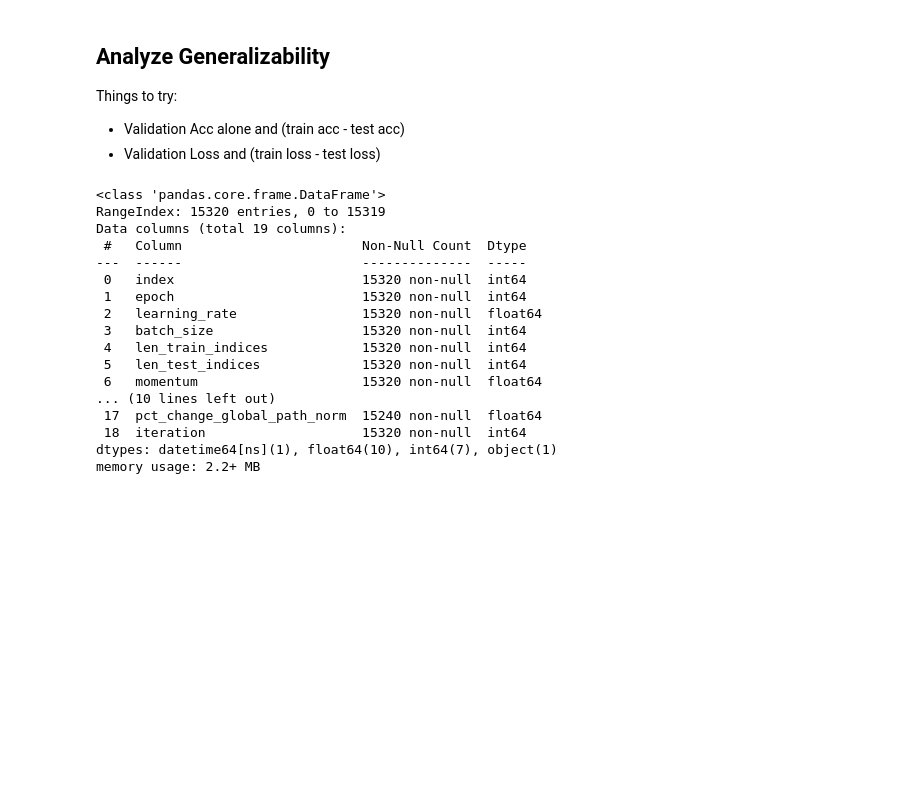
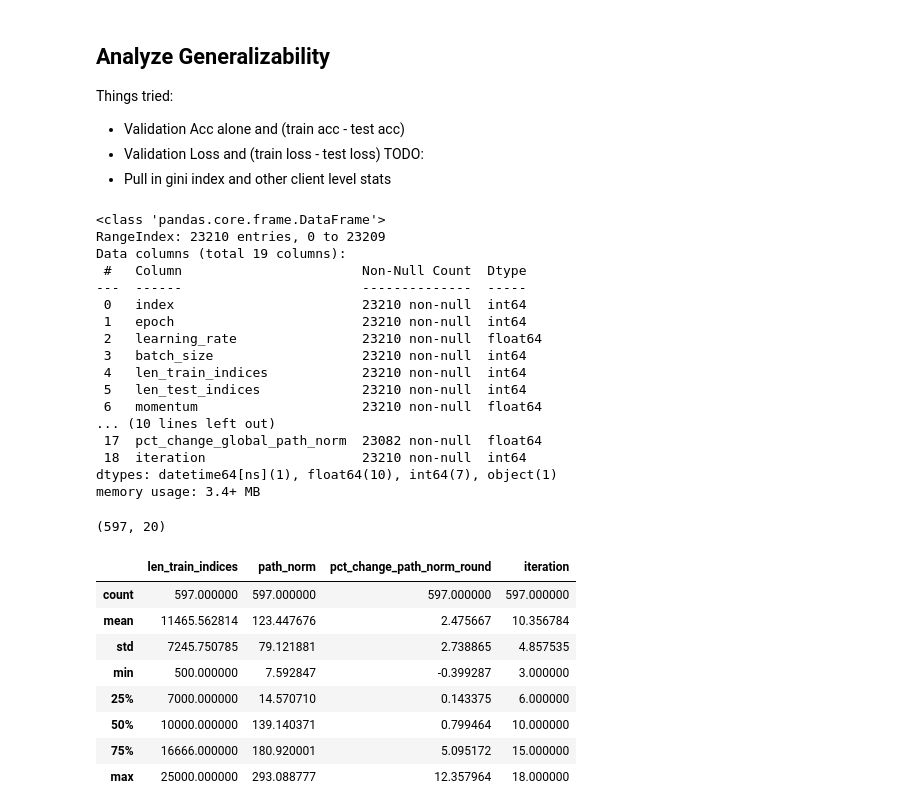
Before and after one commit to vaughankraska/fedland, a Jupyter notebook: scripts/generalizability.ipynb, the cells around one changed output. Saved outputs shown, nothing was run; the diff lists cells and outputs as text; code cells hidden in the pictures; blank space fills up the shorter version.

```diff
--- a/scripts/generalizability.ipynb
+++ b/scripts/generalizability.ipynb
@@ -7,35 +7,51 @@ from fedland.utils import load_all_training_results, get_experiment_description,
 from sklearn.linear_model import LinearRegression
 # %% [markdown]
 ## Analyze Generalizability
-Things to try:
+Things tried:
 - Validation Acc alone and (train acc - test acc)
 - Validation Loss and (train loss - test loss)
+TODO:
+- Pull in gini index and other client level stats
 # %%
-df = load_all_training_results(results_path="../results")
+df = load_all_training_results(results_path="../results", ignore_validate=True)
 df.info()
 # %% [output]
 <class 'pandas.core.frame.DataFrame'>
-RangeIndex: 15320 entries, 0 to 15319
+RangeIndex: 23210 entries, 0 to 23209
 Data columns (total 19 columns):
  #   Column                       Non-Null Count  Dtype
 ---  ------                       --------------  -----
- 0   index                        15320 non-null  int64
- 1   epoch                        15320 non-null  int64
- 2   learning_rate                15320 non-null  float64
- 3   batch_size                   15320 non-null  int64
- 4   len_train_indices            15320 non-null  int64
- 5   len_test_indices             15320 non-null  int64
- 6   momentum                     15320 non-null  float64
+ 0   index                        23210 non-null  int64
+ 1   epoch                        23210 non-null  int64
+ 2   learning_rate                23210 non-null  float64
+ 3   batch_size                   23210 non-null  int64
+ 4   len_train_indices            23210 non-null  int64
+ 5   len_test_indices             23210 non-null  int64
+ 6   momentum                     23210 non-null  float64
 ... (10 lines left out)
- 17  pct_change_global_path_norm  15240 non-null  float64
- 18  iteration                    15320 non-null  int64
+ 17  pct_change_global_path_norm  23082 non-null  float64
+ 18  iteration                    23210 non-null  int64
 dtypes: datetime64[ns](1), float64(10), int64(7), object(1)
-memory usage: 2.2+ MB
+memory usage: 3.4+ MB
 # %%
 # df_last_epoch = df.loc[df.groupby('experiment_id')['epoch'].idxmax()]
 df_train = df.copy()
 df_train = df_train[df_train.groupby('experiment_id')['epoch'].transform('max') == df_train['epoch']]
 df_train["pct_change_path_norm_round"] = (
     (df_train["path_norm"] - df_train["global_path_norm"]) / df_train["global_path_norm"].abs()
 )
+df_train = df_train[df_train["iteration"] < 20] # NOTE checking the first 20 iterations
+print(df_train.shape)
+df_train[["len_train_indices", "path_norm", "pct_change_path_norm_round", "iteration"]].describe()
+# %% [output]
+(597, 20)
+|  | len_train_indices | path_norm | pct_change_path_norm_round | iteration |
+| count | 597.000000 | 597.000000 | 597.000000 | 597.000000 |
+| mean | 11465.562814 | 123.447676 | 2.475667 | 10.356784 |
+| std | 7245.750785 | 79.121881 | 2.738865 | 4.857535 |
+| min | 500.000000 | 7.592847 | -0.399287 | 3.000000 |
+| 25% | 7000.000000 | 14.570710 | 0.143375 | 6.000000 |
+| 50% | 10000.000000 | 139.140371 | 0.799464 | 10.000000 |
+| 75% | 16666.000000 | 180.920001 | 5.095172 | 15.000000 |
+| max | 25000.000000 | 293.088777 | 12.357964 | 18.000000 |
 # %%
```
Also changed, not shown: parts of 2 cells of this notebook.
